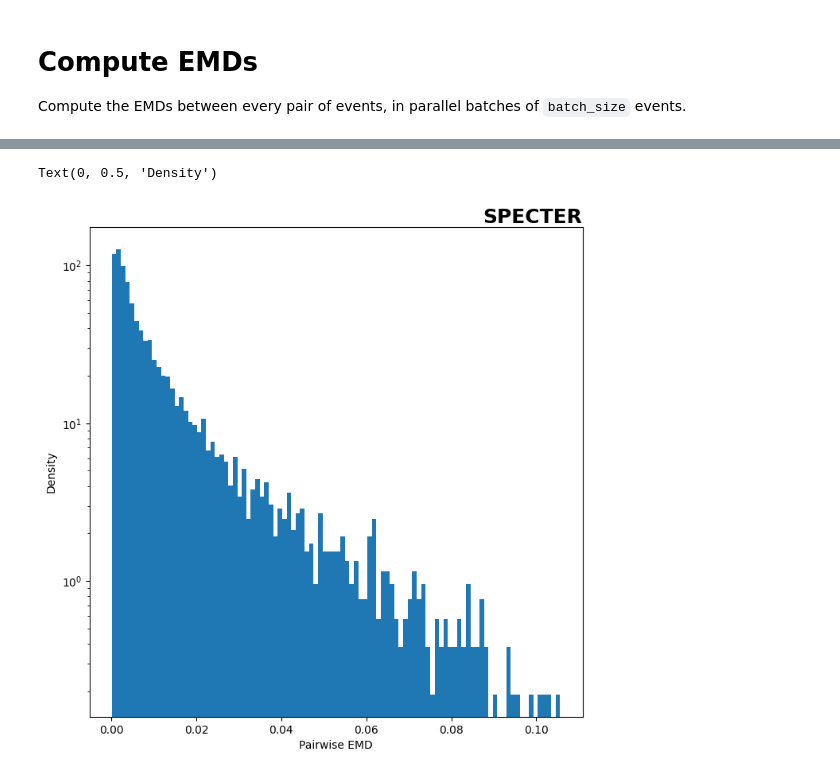
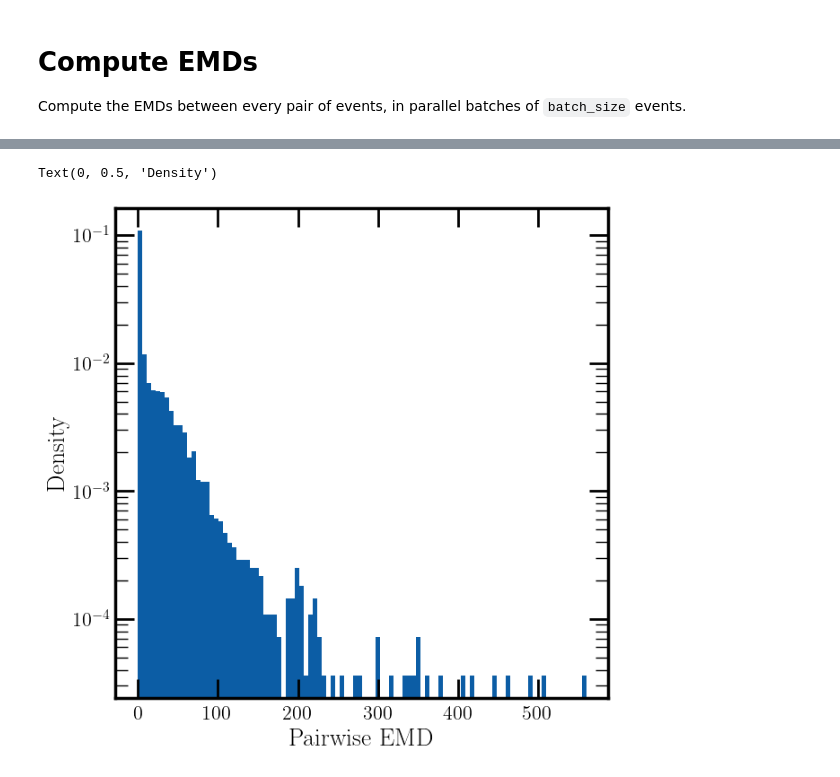
Before and after one commit to rikab/SPECTER, a Jupyter notebook: examples/pairwise_semds_examples.ipynb, the cells around one changed output, grey strips where cells are left out. Cells and saved outputs as stored; diff of their text form; code cells hidden in the pictures.

```diff
--- a/examples/pairwise_semds_examples.ipynb
+++ b/examples/pairwise_semds_examples.ipynb
@@ -26,17 +20,18 @@ np_config.enable_numpy_behavior()
 # %% [markdown]
 # Load Dataset
 # %%
-# CMS Open Sim Parameters
-pt_lower = 475
-pt_upper = 525
-eta_cut = 1.9
-quality = 2
 pad = 75 # Note that runtime is pad^2, memory is pad^4
+dataset_name = "SPECTER_qcd_jets" # Can also be "SPECTER_top_jets"
+cache_dir = "~/.ParticleLoader"
 
 n_samples = 100
 batch_size = 250 # Number of pairs to process in parallel, can probably be increased.
 
 # Load data -- this will take a while the first time. Downloads the data from the CMS Open Data portal. Sub in your own data if you have if you want.
-dataset, sim_weights, k_factors = load_cmsopendata("~/.energyflow/", "sim", pt_lower, pt_upper, eta_cut, quality, pad = pad, n = n_samples, )
-weights = sim_weights * k_factors
+data = load(dataset_name, n_samples, cache_dir)
+data = center_and_normalize_zyphi(data)[:n_samples, :pad]
+
+# Show an event
+fig, ax = newplot("full")
+plot_event(ax, data[0], R = 0.8)
 # %% [output]
@@ -73,7 +70,7 @@ for n in range(0, len(i_pairs), batch_size):
     j_batch = j_pairs[n : n + batch_size]
 
     # Compute the pairwise EMDs
-    emds = specter.spectralEMD(dataset[i_batch], dataset[j_batch])
+    emds = specter.spectralEMD(data[i_batch], data[j_batch])
 
     # Store the results
     pairwise_emds[i_batch, j_batch] = emds
@@ -101,10 +98,10 @@ Done! Total Elapsed Time: 9.639 seconds
 # %%
 # Histogram the results (upper triangle only)
-newplot()
+fig, ax = newplot("full")
 plt.hist(pairwise_emds[np.triu_indices(n_samples, k = 1)], bins = 100, density=True)
 plt.yscale("log")
 plt.xlabel("Pairwise EMD")
 plt.ylabel("Density")
 # %% [output]
 Text(0, 0.5, 'Density')
-[figure, old version]
+[figure, new version]
```
Also changed, not shown: parts of 4 cells of this notebook, 5 other files.
